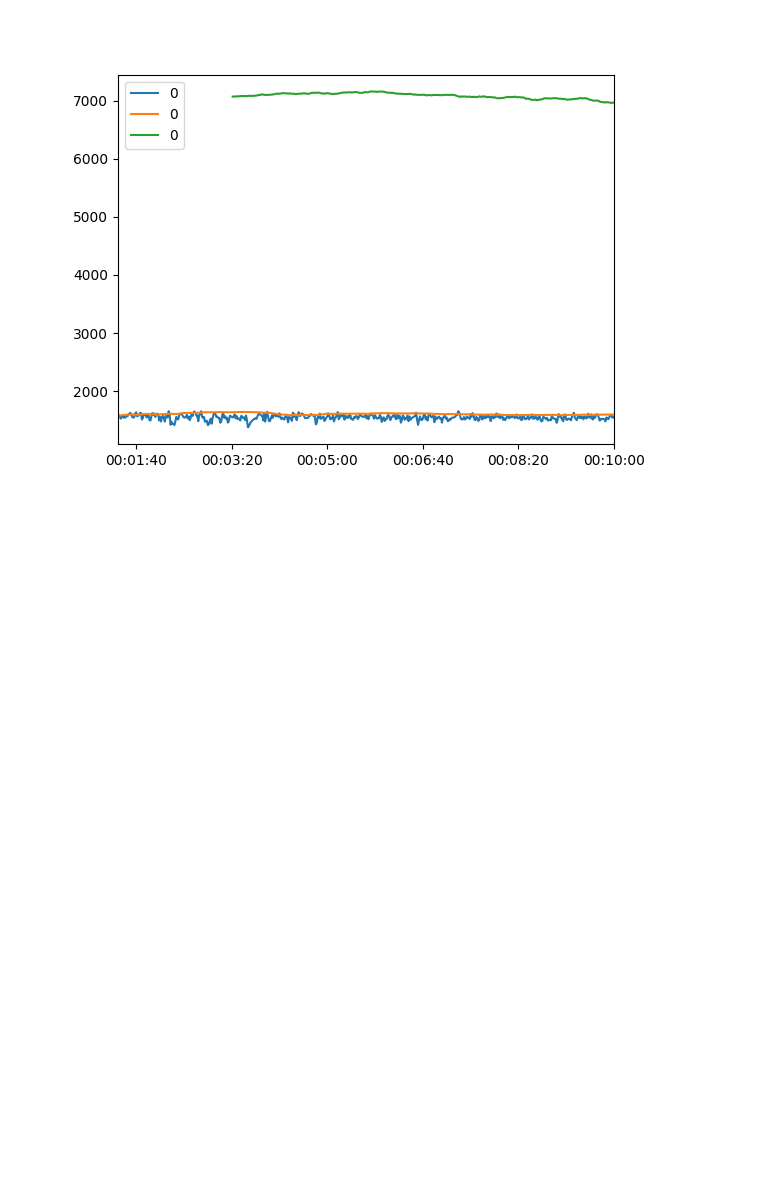
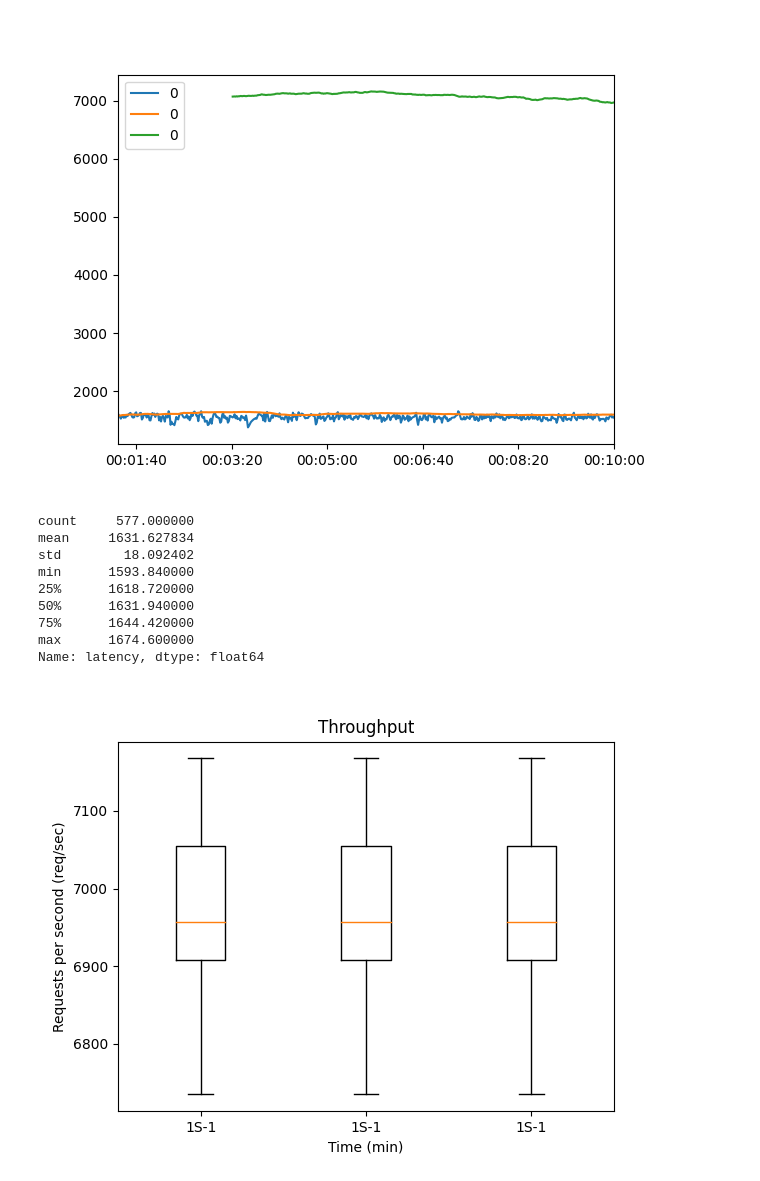
Before and after one commit to Corgam/mongo_benchmark, a Jupyter notebook: data_analysis/throughput_all_average.ipynb, the cells around one changed output. Saved outputs shown, nothing was run; the diff lists cells and outputs as text; code cells hidden in the pictures; blank space fills up the shorter version.

```diff
--- a/data_analysis/throughput_all_average.ipynb
+++ b/data_analysis/throughput_all_average.ipynb
@@ -358,3 +358,49 @@ dtype: float64
 Max of 3 shards: 0    1640.706667
 dtype: float64
 [figure]
+# %%
+plt.clf()
+cut_1_1 = seconds1_1.tail(-200).head(-20)
+cut_1_2 = seconds1_2.tail(-200).head(-20)
+cut_1_3 = seconds1_3.tail(-200).head(-20)
+cut_2_1 = seconds2_1.tail(-80).head(-5)
+cut_2_2 = seconds2_2.tail(-80).head(-160)
+cut_2_3 = seconds2_3.tail(-80)
+cut_3_1 = seconds3_1.tail(-80).head(-50)
+cut_3_2 = seconds3_2.tail(-80).head(-10)
+cut_3_3 = seconds3_3.tail(-80).head(-50)
+print(cut_3_3.describe())
+# 2 and 3 Shards
+
+# labels=["2S-1", "2S-2", "2S-3", "3S-1", "3S-2", "3S-3"]
+# fig = plt.figure()
+# ax = fig.add_subplot(111)
+# ax.boxplot([ cut_2_1, cut_2_2, cut_2_3, cut_3_1, cut_3_2, cut_3_3], labels=labels)
+# ax.set_title("Throughput")
+# ax.set_ylabel("Requests per second (req/sec)")
+# ax.set_xlabel("Time (min)")
+# plt.show()
+
+# All scenarios
+
+labels=["1S-1","1S-1","1S-1"]
+fig = plt.figure()
+ax = fig.add_subplot(111)
+ax.boxplot([ cut_1_1,cut_1_1,cut_1_1], labels=labels)
+ax.set_title("Throughput")
+ax.set_ylabel("Requests per second (req/sec)")
+ax.set_xlabel("Time (min)")
+plt.show()
+
+# cut_ax = cut_2_2.plot()
+# %% [output]
+count     577.000000
+mean     1631.627834
+std        18.092402
+min      1593.840000
+25%      1618.720000
+50%      1631.940000
+75%      1644.420000
+max      1674.600000
+Name: latency, dtype: float64
+[figure, added]
```
Also changed, not shown: parts of 4 cells of this notebook, 14 other files.
